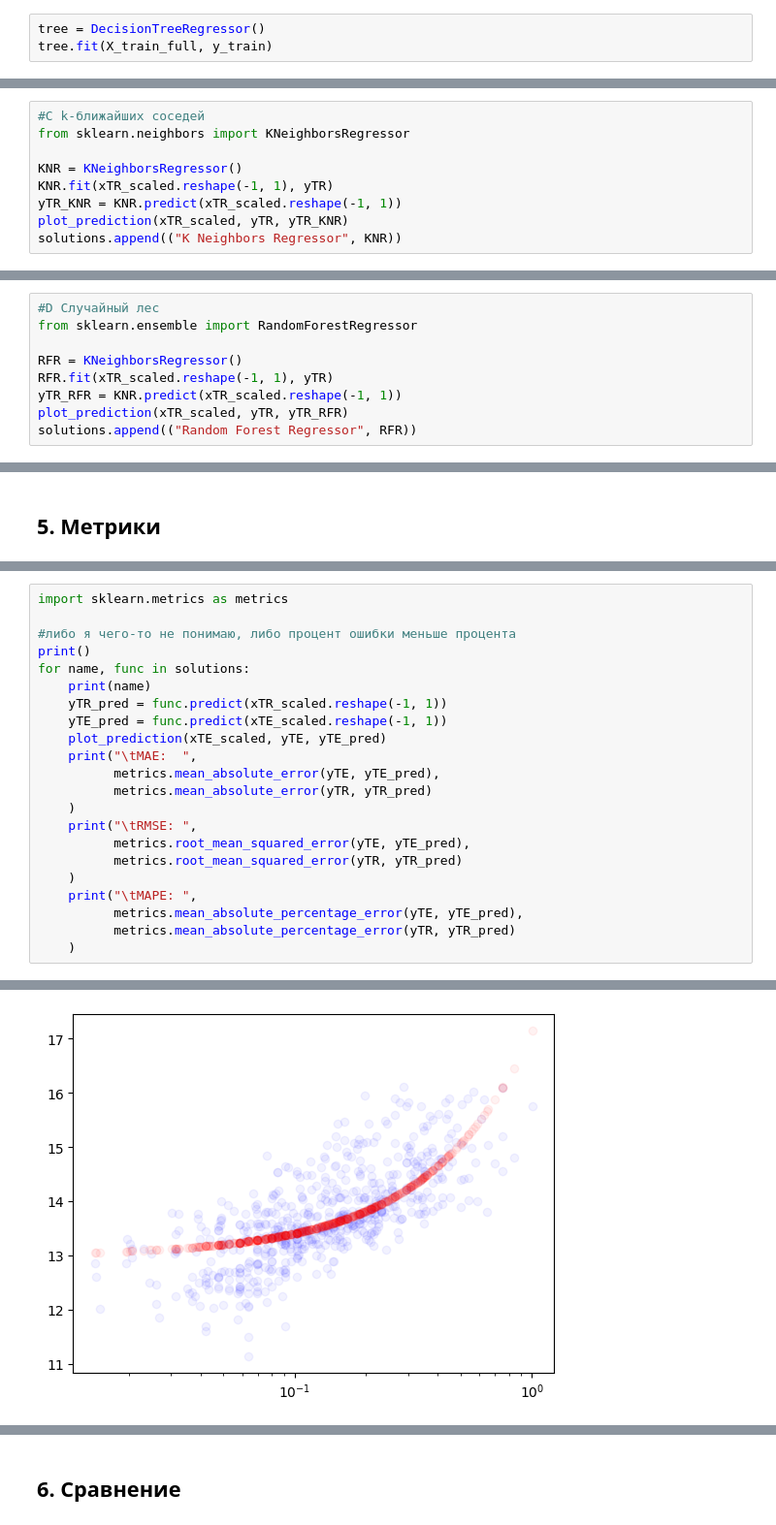
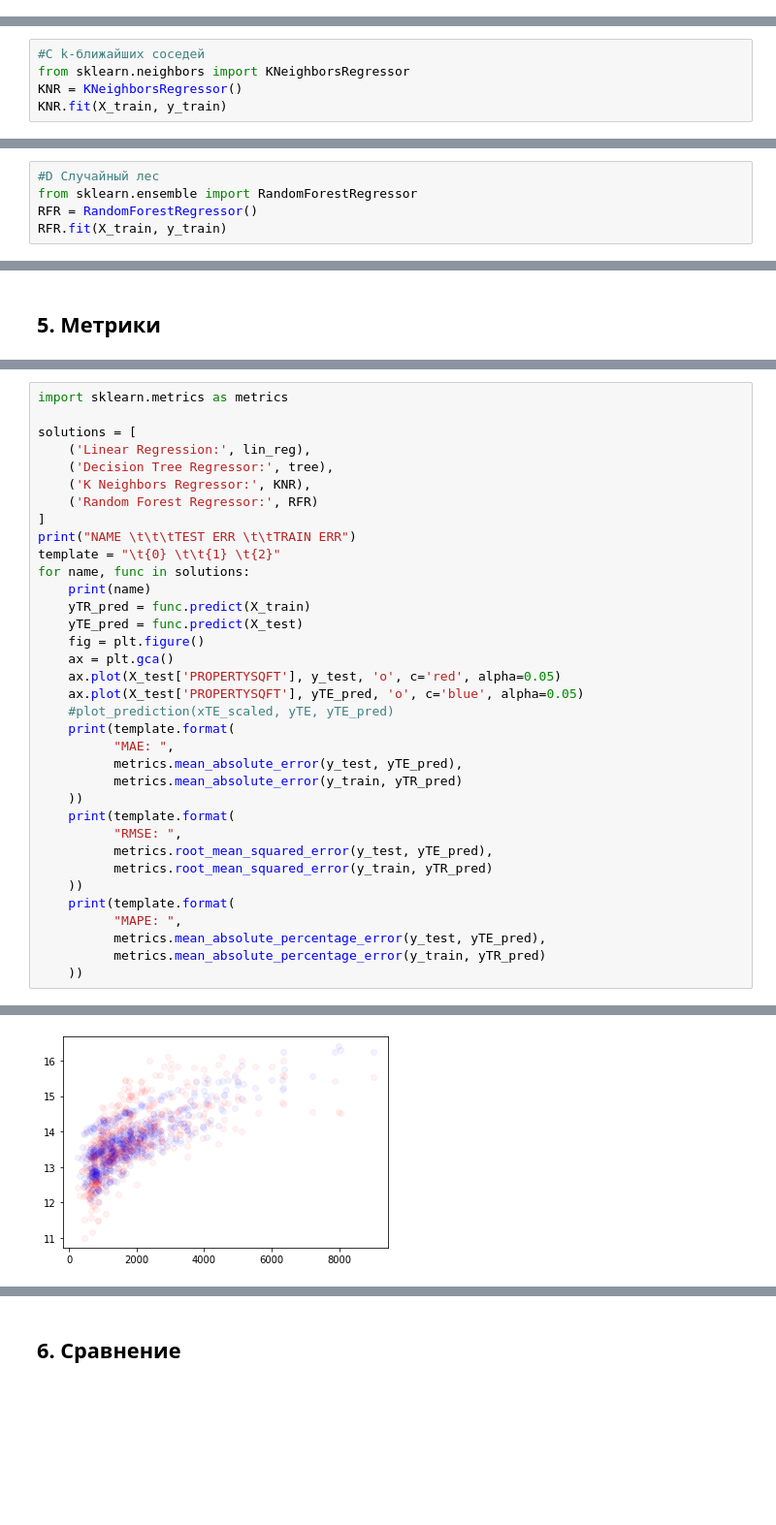
Before and after one commit to 24r3/ann2024, a Jupyter notebook: L3/lab3.ipynb, the cells around one changed output, grey strips where cells are left out. Shown: that part at 97% size. Cells and saved outputs as stored; diff of their text form; blank space fills up the shorter version.

```diff
--- a/L3/lab3.ipynb
+++ b/L3/lab3.ipynb
@@ -157,3 +124,0 @@ X_train_cat
-# %%
-tree = DecisionTreeRegressor()
-tree.fit(X_train_full, y_train)
@@ -298,10 +142,6 @@ solutions.append(("Decision Tree Regressor", DTR))
 # %%
 #C k-ближайших соседей
 from sklearn.neighbors import KNeighborsRegressor
-
 KNR = KNeighborsRegressor()
-KNR.fit(xTR_scaled.reshape(-1, 1), yTR)
-yTR_KNR = KNR.predict(xTR_scaled.reshape(-1, 1))
-plot_prediction(xTR_scaled, yTR, yTR_KNR)
-solutions.append(("K Neighbors Regressor", KNR))
+KNR.fit(X_train, y_train)
 # %% [output]
@@ -309,10 +149,6 @@ solutions.append(("K Neighbors Regressor", KNR))
 # %%
 #D Случайный лес
 from sklearn.ensemble import RandomForestRegressor
-
-RFR = KNeighborsRegressor()
-RFR.fit(xTR_scaled.reshape(-1, 1), yTR)
-yTR_RFR = KNR.predict(xTR_scaled.reshape(-1, 1))
-plot_prediction(xTR_scaled, yTR, yTR_RFR)
-solutions.append(("Random Forest Regressor", RFR))
+RFR = RandomForestRegressor()
+RFR.fit(X_train, y_train)
 # %% [output]
@@ -322,23 +167,36 @@ solutions.append(("Random Forest Regressor", RFR))
 # %%
 import sklearn.metrics as metrics
 
-#либо я чего-то не понимаю, либо процент ошибки меньше процента
-print()
+solutions = [
+    ('Linear Regression:', lin_reg),
+    ('Decision Tree Regressor:', tree),
+    ('K Neighbors Regressor:', KNR),
+    ('Random Forest Regressor:', RFR)
+]
+print("NAME \t\t\tTEST ERR \t\tTRAIN ERR")
+template = "\t{0} \t\t{1} \t{2}"
 for name, func in solutions:
     print(name)
-    yTR_pred = func.predict(xTR_scaled.reshape(-1, 1))
-    yTE_pred = func.predict(xTE_scaled.reshape(-1, 1))
-    plot_prediction(xTE_scaled, yTE, yTE_pred)
-    print("\tMAE:  ",
-          metrics.mean_absolute_error(yTE, yTE_pred),
-          metrics.mean_absolute_error(yTR, yTR_pred)
-    )
-    print("\tRMSE: ",
-          metrics.root_mean_squared_error(yTE, yTE_pred),
-          metrics.root_mean_squared_error(yTR, yTR_pred)
-    )
-    print("\tMAPE: ",
-          metrics.mean_absolute_percentage_error(yTE, yTE_pred),
-          metrics.mean_absolute_percentage_error(yTR, yTR_pred)
-    )
+    yTR_pred = func.predict(X_train)
+    yTE_pred = func.predict(X_test)
+    fig = plt.figure()
+    ax = plt.gca()
+    ax.plot(X_test['PROPERTYSQFT'], y_test, 'o', c='red', alpha=0.05)
+    ax.plot(X_test['PROPERTYSQFT'], yTE_pred, 'o', c='blue', alpha=0.05)
+    #plot_prediction(xTE_scaled, yTE, yTE_pred)
+    print(template.format(
+          "MAE: ",
+          metrics.mean_absolute_error(y_test, yTE_pred),
+          metrics.mean_absolute_error(y_train, yTR_pred)
+    ))
+    print(template.format(
+          "RMSE: ",
+          metrics.root_mean_squared_error(y_test, yTE_pred),
+          metrics.root_mean_squared_error(y_train, yTR_pred)
+    ))
+    print(template.format(
+          "MAPE: ",
+          metrics.mean_absolute_percentage_error(y_test, yTE_pred),
+          metrics.mean_absolute_percentage_error(y_train, yTR_pred)
+    ))
 # %% [output]
@@ -361 +220 @@ Random Forest Regressor
-[figure, old version]
+[figure, new version]
```
Also changed, not shown: parts of 23 cells of this notebook.
